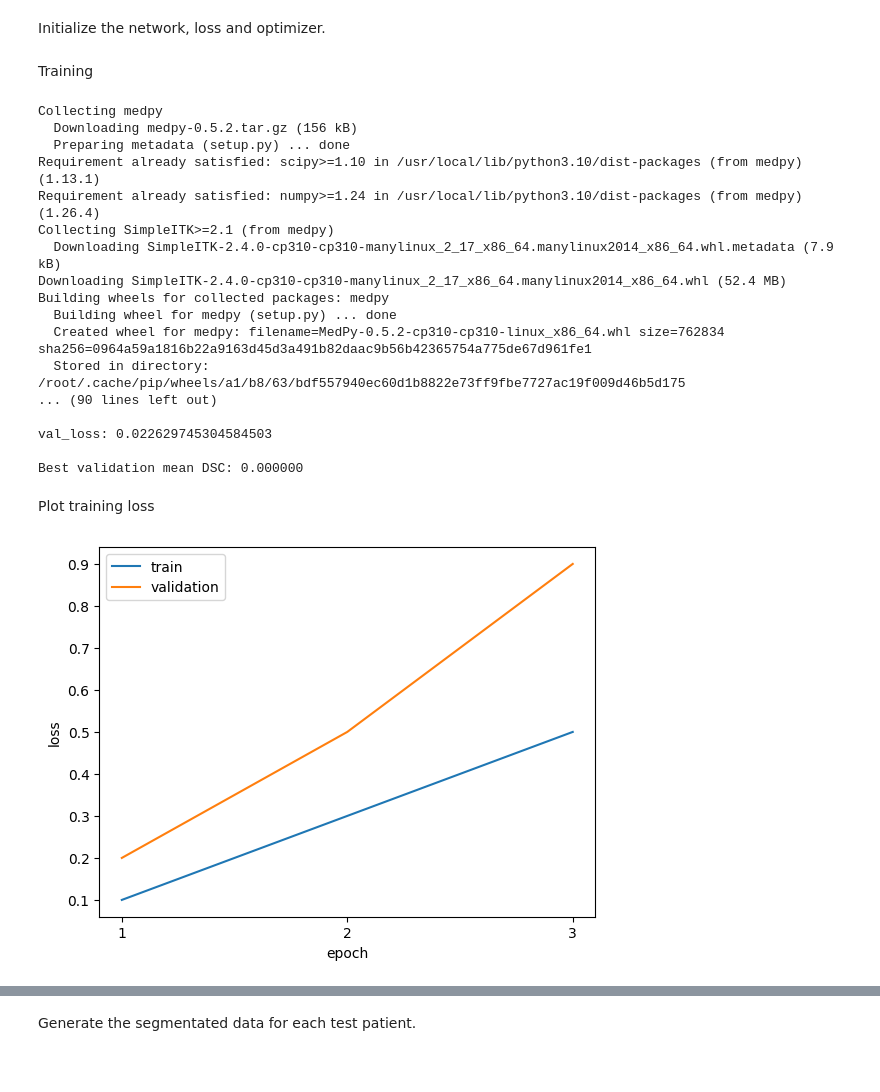
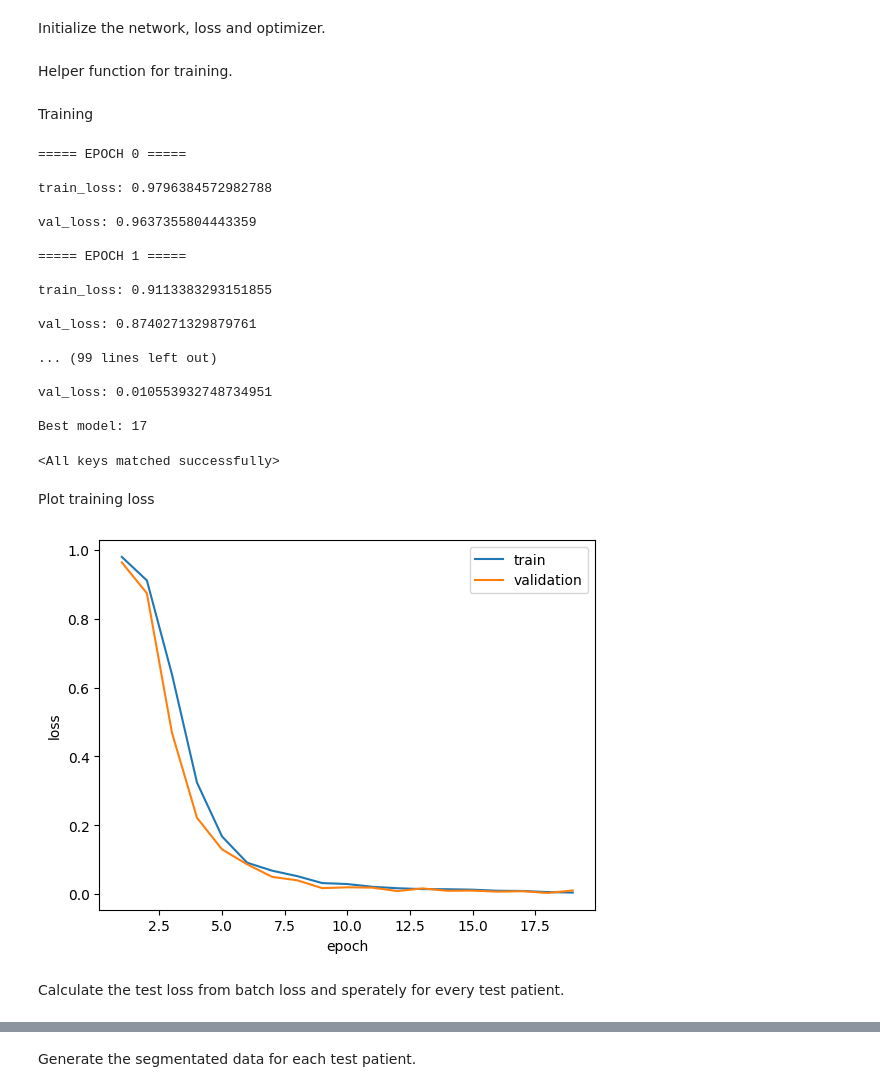
Before and after one commit to kosamate/brain-tumor-segmentation, a Jupyter notebook: brain_segmentation.ipynb, the cells around one changed output, grey strips where cells are left out. Drawn from its saved outputs; the diff is of its cells as text; code cells hidden in the pictures.

```diff
--- a/brain_segmentation.ipynb
+++ b/brain_segmentation.ipynb
@@ -73,7 +60,7 @@ import torch
 class HyperParameters():
   BATCH_SIZE = 16
   IMAGE_SIZE = 256
-  EPOCHS = 15
+  EPOCHS = 40
   LEARNING_RATE = 0.0002
   WEIGHTS_PATH = DRIVE_PATH
 
@@ -412,9 +434,11 @@ Initialize the network, loss and optimizer.
 import torch
 
 net = BrainSegmentationModel()
-net.to(device)
+net = net.to(device)
 
 loss_func = DiceLoss()
-loss_func.to(device)
+loss_func = loss_func.to(device)
 
 optimizer = torch.optim.Adam(net.parameters(), lr=HyperParameters.LEARNING_RATE)
+# %% [markdown]
+Helper function for training.
@@ -421,31 +460,16 @@ optimizer = torch.optim.Adam(net.parameters(), lr=HyperParameters.LEARNING_RATE)
 # %% [markdown]
 Training
 # %%
-def log_summary(loss_list: list[float], prefix=""):
-    print(f"{prefix}loss: {np.mean(loss_list)}\n")
-
-def add_loss_by_patient(loss_valid: dict[str, list[float]], info: list[str], loss_func: nn.Module):
-    for i, patient in enumerate(info):
-            patient_id = patient.split("_")[2]
-            if patient_id not in loss_valid:
-                loss_valid.setdefault(patient_id, [])
-            loss = loss_func(y_pred[i], y_true[i])
-            loss_valid[patient_id].append(loss.detach().cpu().numpy())
-
-loaders = {"train": train_dl, "valid": val_dl}
 loss_train: dict[str, list[float]] = {}
 loss_valid: dict[str, list[float]] = {}
-history: dict[str, list[float]] = {"train": [], "valid": []}
+history: dict[str, list[float | dict]] = {"train": [], "valid": [], "model": []}
 
-step = 0
-best_validation_dsc = 0
 
 for epoch in range(HyperParameters.EPOCHS):
     print(f"===== EPOCH {epoch} =====\n")
 
-    step += 1
     # training
-    for i, data in enumerate(loaders["train"]):
+    for i, data in enumerate(train_dl):
 
         x, y_true, info = data
         x, y_true = x.to(device), y_true.to(device)
@@ -456,7 +480,7 @@ for epoch in range(HyperParameters.EPOCHS):
 
         loss = loss_func(y_pred, y_true)
 
-        add_loss_by_patient(loss_train, info, loss_func)
+        add_loss_by_patient(loss_train, info, loss_func, y_pred, y_true)
         loss.backward()
         optimizer.step()
 
@@ -469,7 +493,7 @@ for epoch in range(HyperParameters.EPOCHS):
     loss_train = {}
 
     # validation
-    for i, valid_data in enumerate(loaders["valid"]):
+    for i, valid_data in enumerate(val_dl):
         x, y_true, info = valid_data
         x, y_true = x.to(device), y_true.to(device)
 
@@ -479,7 +503,7 @@ for epoch in range(HyperParameters.EPOCHS):
         with torch.no_grad():
             y_pred = net(x)
 
-        add_loss_by_patient(loss_valid, info, loss_func)
+        add_loss_by_patient(loss_valid, info, loss_func, y_pred, y_true)
 
     # valid loss
     patient_loss = []
@@ -487,41 +511,52 @@ for epoch in range(HyperParameters.EPOCHS):
         patient_loss.append(np.mean(loss_valid[patient]))
     log_summary(patient_loss, prefix="val_")
     history["valid"].append(np.mean(patient_loss))
+    history["model"].append(net.state_dict())
     loss_valid = {}
 
-print("Best validation mean DSC: {:4f}".format(best_validation_dsc))
+    if (epoch > 3
+        and history["valid"][-1] > history["valid"][-2]
+        and history["valid"][-1] > history["valid"][-3]
+        and history["valid"][-1] > history["valid"][-4]):
+        break
+
+best_model = history["valid"].index(min(history["valid"]))
+print(f"Best model: {best_model}")
+net.load_state_dict(history["model"][best_model])
 # %% [output]
-Collecting medpy
-  Downloading medpy-0.5.2.tar.gz (156 kB)
-  Preparing metadata (setup.py) ... done
-Requirement already satisfied: scipy>=1.10 in /usr/local/lib/python3.10/dist-packages (from medpy) (1.13.1)
-Requirement already satisfied: numpy>=1.24 in /usr/local/lib/python3.10/dist-packages (from medpy) (1.26.4)
-Collecting SimpleITK>=2.1 (from medpy)
-  Downloading SimpleITK-2.4.0-cp310-cp310-manylinux_2_17_x86_64.manylinux2014_x86_64.whl.metadata (7.9 kB)
-Downloading SimpleITK-2.4.0-cp310-cp310-manylinux_2_17_x86_64.manylinux2014_x86_64.whl (52.4 MB)
-Building wheels for collected packages: medpy
-  Building wheel for medpy (setup.py) ... done
-  Created wheel for medpy: filename=MedPy-0.5.2-cp310-cp310-linux_x86_64.whl size=762834 sha256=0964a59a1816b22a9163d45d3a491b82daac9b56b42365754a775de67d961fe1
-  Stored in directory: /root/.cache/pip/wheels/a1/b8/63/bdf557940ec60d1b8822e73ff9fbe7727ac19f009d46b5d175
-... (90 lines left out)
+===== EPOCH 0 =====
 
-val_loss: 0.022629745304584503
+train_loss: 0.9796384572982788
 
-Best validation mean DSC: 0.000000
+val_loss: 0.9637355804443359
+
+===== EPOCH 1 =====
+
+train_loss: 0.9113383293151855
+
+val_loss: 0.8740271329879761
+
+... (99 lines left out)
+
+val_loss: 0.010553932748734951
+
+Best model: 17
+<All keys matched successfully>
 # %% [markdown]
 Plot training loss
 # %%
 import matplotlib.pyplot as plt
 x_label = [int(x) for x in range(1, len(history["train"]) + 1)]
 plt.plot(x_label, history["train"], label="train")
 plt.plot(x_label, history["valid"], label="validation")
-plt.xticks(x_label)
 plt.xlabel("epoch")
 plt.ylabel("loss")
 plt.legend()
 plt.show()
 # %% [output]
-[figure, old version]
+[figure, new version]
+# %% [markdown]
+Calculate the test loss from batch loss and sperately for every test patient.
 # %%
 dice_loss = DiceLoss()
 iou_loss = IoULoss()
```
Also changed, not shown: parts of 19 cells of this notebook.
